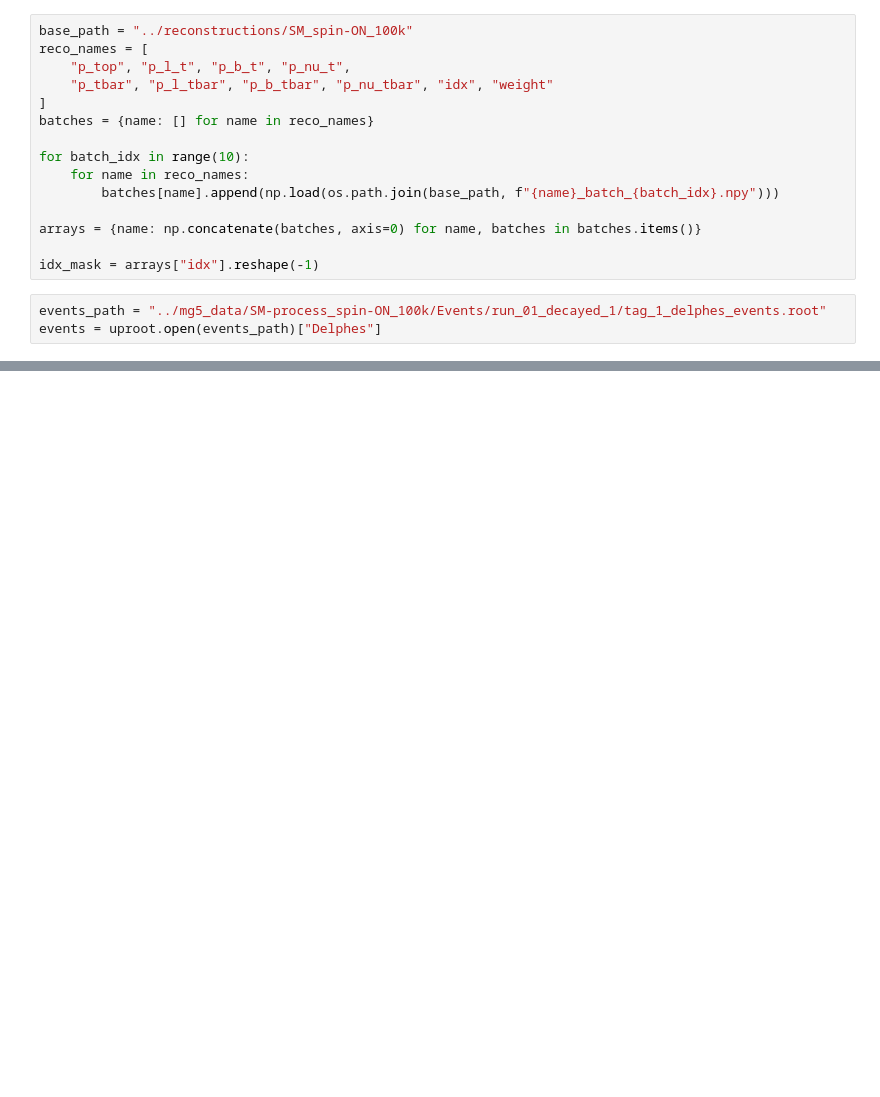
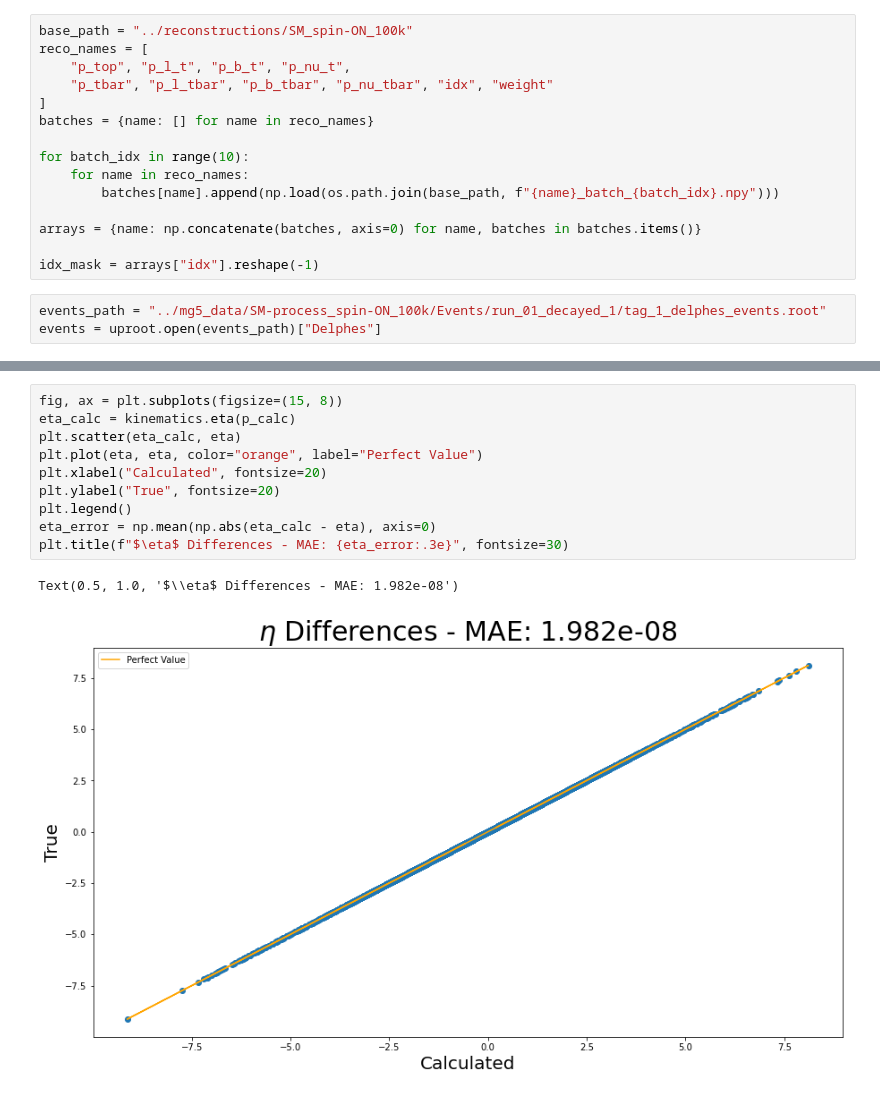
Before and after one commit to cmpatino/optimal-observables, a Jupyter notebook: consistency_checks/Kinematics.ipynb, the cells around one changed output, grey strips where cells are left out. Saved outputs shown, nothing was run; the diff lists cells and outputs as text; blank space fills up the shorter version.

```diff
--- a/consistency_checks/Kinematics.ipynb
+++ b/consistency_checks/Kinematics.ipynb
@@ -92,0 +78,13 @@ fig.text(0.08, 0.5, 'True', va='center', rotation='vertical');
+# %%
+fig, ax = plt.subplots(figsize=(15, 8))
+eta_calc = kinematics.eta(p_calc)
+plt.scatter(eta_calc, eta)
+plt.plot(eta, eta, color="orange", label="Perfect Value")
+plt.xlabel("Calculated", fontsize=20)
+plt.ylabel("True", fontsize=20)
+plt.legend()
+eta_error = np.mean(np.abs(eta_calc - eta), axis=0)
+plt.title(f"$\eta$ Differences - MAE: {eta_error:.3e}", fontsize=30)
+# %% [output]
+Text(0.5, 1.0, '$\\eta$ Differences - MAE: 1.982e-08')
+[figure, added]
```
Also changed, not shown: parts of 10 cells of this notebook.
